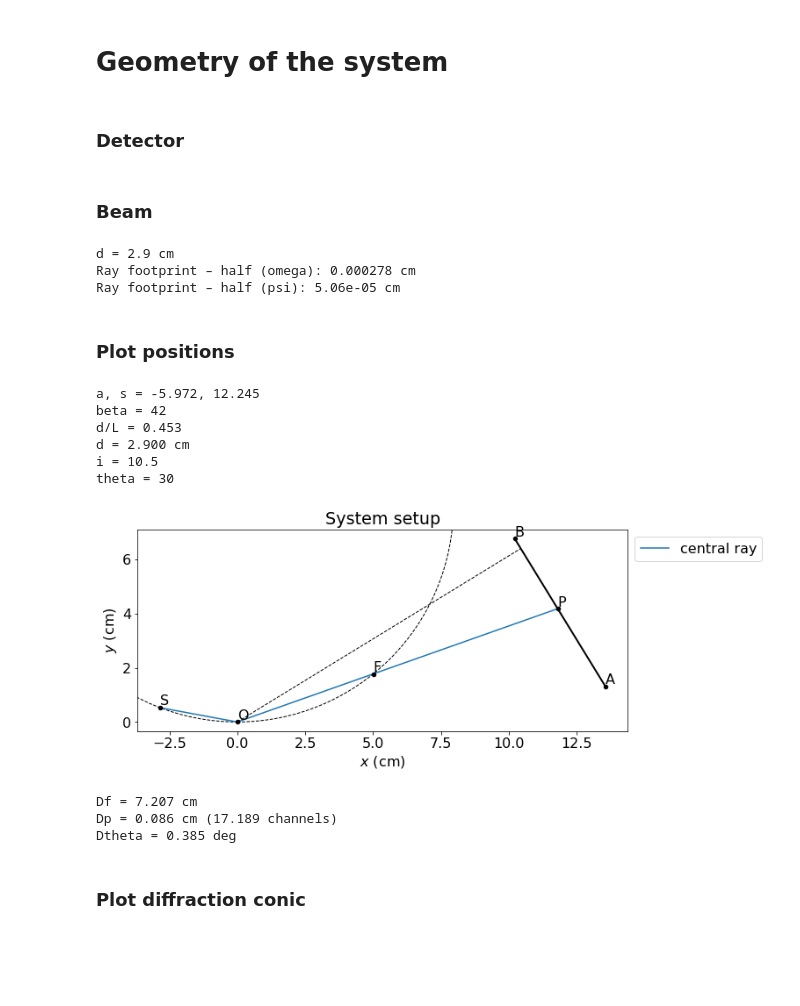
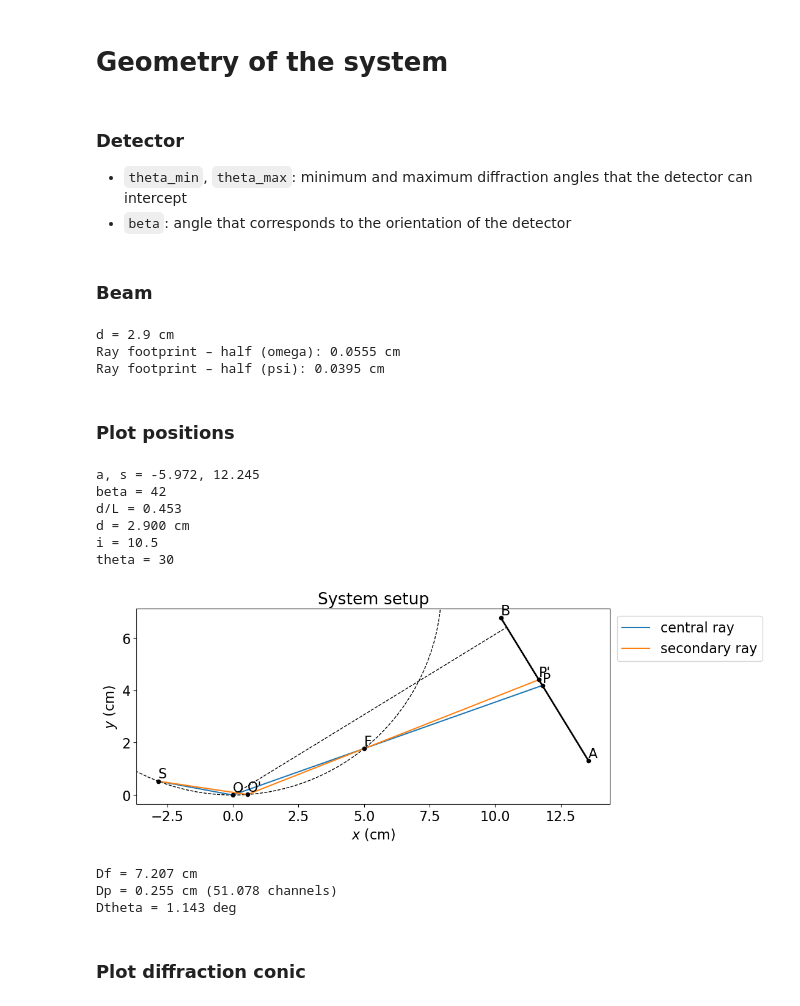
Before and after one commit to DarioZappala/AngularError, a Jupyter notebook: geometry_and_errors.ipynb, the cells around one changed output. Drawn from its saved outputs; the diff is of its cells as text; code cells hidden in the pictures; blank space fills up the shorter version.

```diff
--- a/geometry_and_errors.ipynb
+++ b/geometry_and_errors.ipynb
@@ -34,4 +40,6 @@ for path_sel in paths_to_create_delete:
 # Geometry of the system
 # %% [markdown]
 ### Detector
+- `theta_min`, `theta_max`: minimum and maximum diffraction angles that the detector can intercept
+- `beta`: angle that corresponds to the orientation of the detector
 # %%
@@ -59,18 +51,10 @@ a, s = a_s_from_beta(beta, L, theta_min, theta_max)
 # %% [markdown]
 ### Beam
 # %%
-### Geometry of the beam (misure Giulia) ###
-#incident = 10   # Incident angle
-#d = 2.9   # Distance between sample and focus of the source
-#sigma_omega = 0.78   # Angular disperion of the beam (direction 1)
-#sigma_psi = 0.78   # Angular disperion of the beam (direction 2)
-
-
-### Geometry of the beam (standard) ###
-incident = 10.5   # Incident angle
-d = 2.9   # Distance between sample and focus of the source
-sigma_omega = 0.001 #0.02 # Angular disperion of the beam (direction 1)
-sigma_psi = 0.001 #0.78   # Angular disperion of the beam (direction 2)
+incident = 10.5   # Incident angle (in degrees)
+d = 2.9   # Distance between sample and focus of the source (in cm)
+sigma_omega = 0.2   # Angular disperion (in degrees) of the beam (direction 1)
+sigma_psi = 0.78   # Angular disperion (in degrees) of the beam (direction 2)
 
 print(f'd = {d} cm')
 footprint_omega = 2 * d * deg2rad(sigma_omega) / sin(deg2rad(incident))
@@ -79,50 +63,50 @@ print(f'Ray footprint – half (omega): {footprint_omega / 2:.3} cm')
 print(f'Ray footprint – half (psi): {footprint_psi / 2:.3} cm')
 # %% [output]
 d = 2.9 cm
-Ray footprint – half (omega): 0.000278 cm
-Ray footprint – half (psi): 5.06e-05 cm
+Ray footprint – half (omega): 0.0555 cm
+Ray footprint – half (psi): 0.0395 cm
 # %% [markdown]
 ### Plot positions
 # %%
-omega_plot = 0.67   # Deviation angle of the followed secondary ray
+omega_plot = 2.0   # Deviation angle (in degrees) of the followed secondary ray
 
 ### Diffraction ###
 #theta = (theta_min + theta_max) / 2
 theta = 30
 
 ### Plot ###
 rcParams['font.size'] = 16
-plot_secondary_ray = False
+plot_secondary_ray = True
 
 ###
 
 print(f'a, s = {a:.3f}, {s:.3f}')
 print(f'beta = {beta}')
 print(f'd/L = {d/L:.3f}')
 print(f'd = {d:.3f} cm')
 print(f'i = {incident}')
 print(f'theta = {theta}')
 
 ### Figure ###
 fig, ax = subplots(figsize = (10, 10))
 plot_experimental_setting(L, a, s, beta, incident, d, omega_plot, theta, ax, legend = True, secondary_ray = plot_secondary_ray)
 show()
 
 Delta_f, Delta_p, Delta_theta = error_defocus(theta, a, s, beta, incident, d, omega_plot)
 print(f'Df = {Delta_f:.3f} cm')
 print(f'Dp = {Delta_p:.3f} cm ({Delta_p / length_channel:.3f} channels)')
 print(f'Dtheta = {Delta_theta:.3f} deg')
 # %% [output]
 a, s = -5.972, 12.245
 beta = 42
 d/L = 0.453
 d = 2.900 cm
 i = 10.5
 theta = 30
-[figure, old version]
+[figure, new version]
 Df = 7.207 cm
-Dp = 0.086 cm (17.189 channels)
-Dtheta = 0.385 deg
+Dp = 0.255 cm (51.078 channels)
+Dtheta = 1.143 deg
 # %% [markdown]
 ### Plot diffraction conic
 # %%
```
Also changed, not shown: parts of 20 cells of this notebook, 8 other files.
